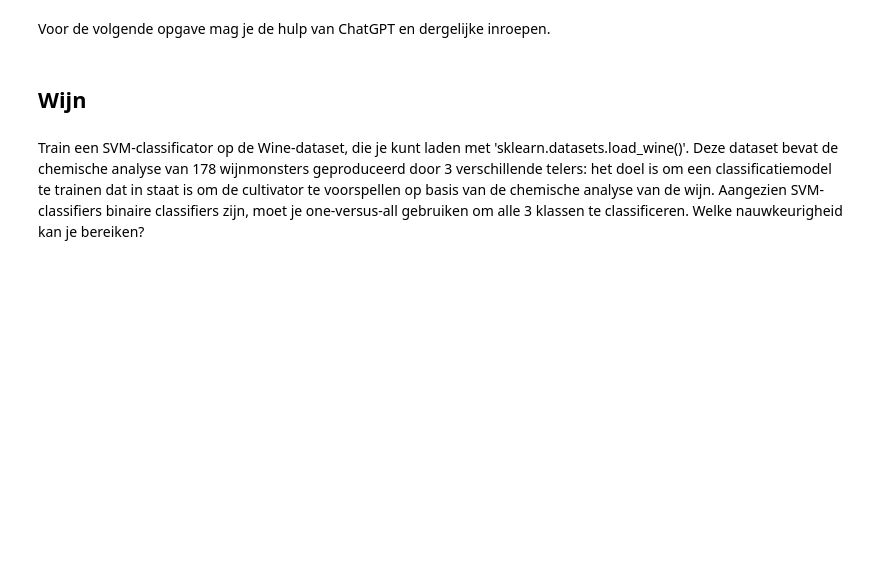
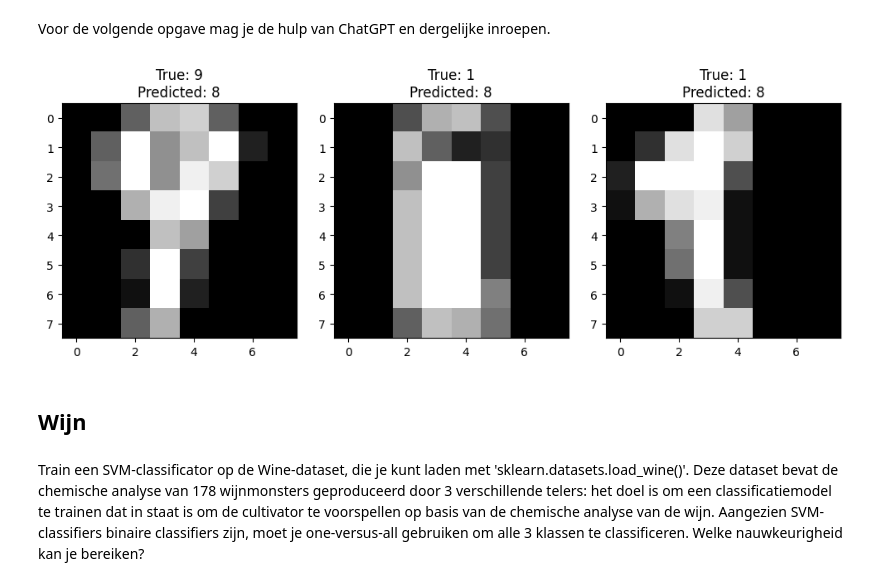
Before and after one commit to RedPandaMC/ML_algorithms_labos, a Jupyter notebook: les2/svm_oefeningen.ipynb, the cells around one changed output. Saved outputs shown, nothing was run; the diff lists cells and outputs as text; code cells hidden in the pictures; blank space fills up the shorter version.

```diff
--- a/les2/svm_oefeningen.ipynb
+++ b/les2/svm_oefeningen.ipynb
@@ -91,5 +92,6 @@ from sklearn.metrics import accuracy_score, classification_report
 # %%
 # Digits dataset:
 digits = datasets.load_digits()
-
-# laad de data in goede variabelen
+x = digits.data
+y = digits.target
+#print(digits)
@@ -99,0 +98,17 @@ digits = datasets.load_digits()
+# %%
+# Data splitten
+x_trn, x_tst, y_trn, y_tst = train_test_split(x,y, test_size=0.2, random_state = 10)
+# %%
+# Standardizeren, doe dit eens in een pipeline samen met je model
+pipeline = Pipeline([
+    ('scaler', StandardScaler()),  # Standardize features
+    ('classifier', SVC()),  # Classifier
+])
+
+param_grid = {
+    'classifier__C': [0.1, 1, 10, 100],
+    'classifier__gamma': [1, 0.1, 0.01, 0.001],
+    'classifier__kernel': ['linear','rbf', 'poly', 'sigmoid']
+}
+grid = GridSearchCV(pipeline, param_grid, refit=True)
+grid.fit(x_trn, y_trn)
@@ -100,3 +122,4 @@ digits = datasets.load_digits()
 # %%
 # Maak voorspellingen op de test data
+predicted = grid.predict(x_tst)
 # %%
@@ -111,3 +153,22 @@ Voor de volgende opgave mag je de hulp van ChatGPT en dergelijke inroepen.
+# %%
+misclassified = np.where(y_tst != predicted)[0]
+fig, axes = plt.subplots(3, 3, figsize=(10, 10))
+
+if len(misclassified) < 9:
+    for ax in np.ravel(axes)[len(misclassified):]:
+        fig.delaxes(ax)
+
+for index, error in enumerate(misclassified[:9]):
+    ax = np.ravel(axes)[index]
+    ax.imshow(np.reshape(x_tst[error], (8,8)), cmap='gray')
+    ax.set_title(f'True: {y_tst[error]}\nPredicted: {predicted[error]}')
+
+plt.tight_layout()
+plt.show()
+
+#Deze zijn ook moeilijk te spotten, vind ik.
+# %% [output]
+[figure, added]
 # %% [markdown]
 ## Wijn
 # %% [markdown]
```
Also changed, not shown: parts of 20 cells of this notebook, 2 other files.
